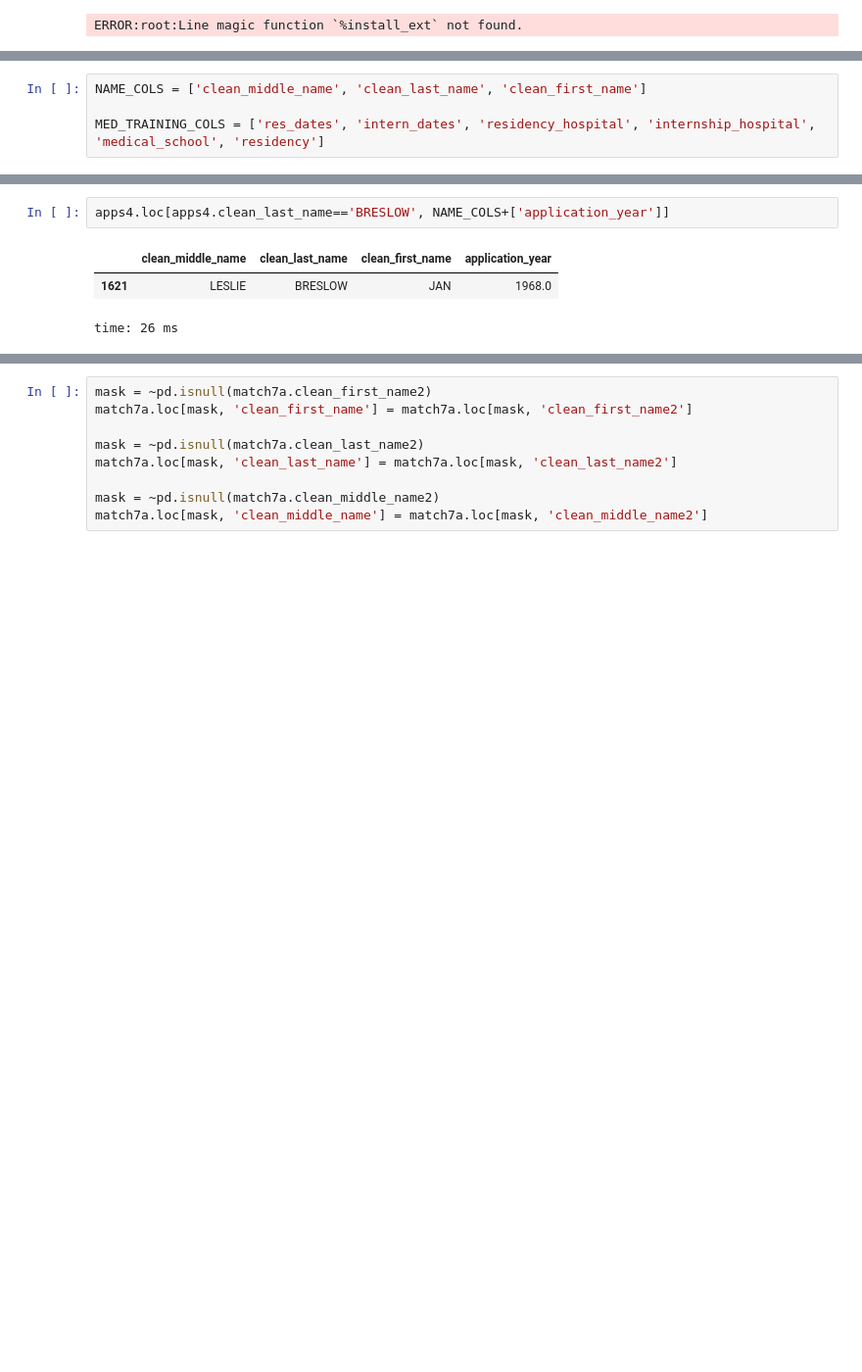
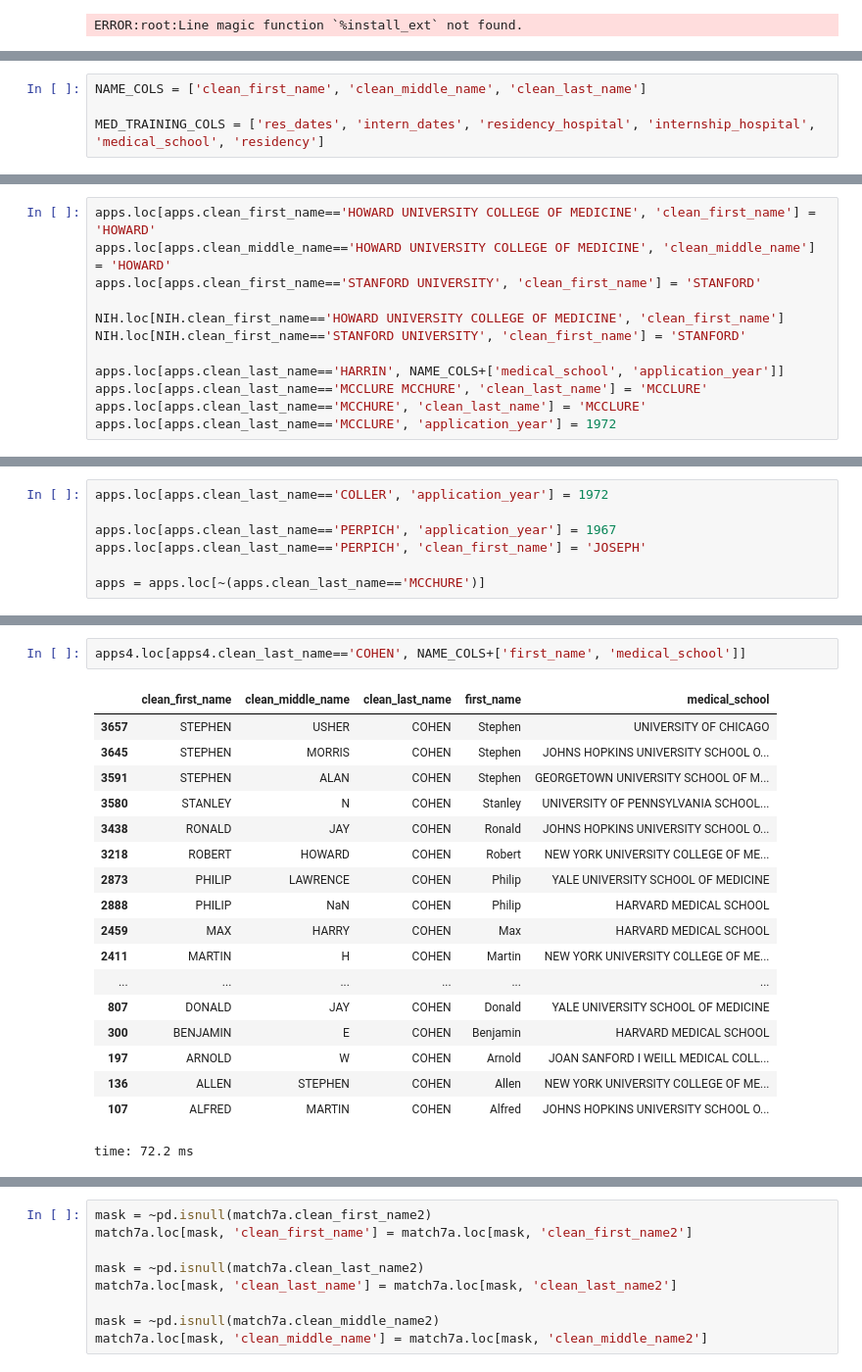
Before and after one commit to Lrraymond13/yellow_beret, a Jupyter notebook: Clean and Merge NIH Associates and Applicants.ipynb, the cells around one changed output, grey strips where cells are left out. Shown at 98% size. Saved outputs shown, nothing was run; the diff lists cells and outputs as text; blank space fills up the shorter version.

```diff
--- a/Clean and Merge NIH Associates and Applicants.ipynb
+++ b/Clean and Merge NIH Associates and Applicants.ipynb
@@ -67,5 +66,5 @@ time: 11 ms
 # %%
-NAME_COLS = ['clean_middle_name', 'clean_last_name', 'clean_first_name']
+NAME_COLS = ['clean_first_name', 'clean_middle_name', 'clean_last_name']
 
 MED_TRAINING_COLS = ['res_dates', 'intern_dates', 'residency_hospital', 'internship_hospital', 'medical_school', 'residency']
 # %% [output]
@@ -113,0 +115,12 @@ time: 24.9 ms
+# %%
+apps.loc[apps.clean_first_name=='HOWARD UNIVERSITY COLLEGE OF MEDICINE', 'clean_first_name'] = 'HOWARD'
+apps.loc[apps.clean_middle_name=='HOWARD UNIVERSITY COLLEGE OF MEDICINE', 'clean_middle_name'] = 'HOWARD'
+apps.loc[apps.clean_first_name=='STANFORD UNIVERSITY', 'clean_first_name'] = 'STANFORD'
+
+NIH.loc[NIH.clean_first_name=='HOWARD UNIVERSITY COLLEGE OF MEDICINE', 'clean_first_name']
+NIH.loc[NIH.clean_first_name=='STANFORD UNIVERSITY', 'clean_first_name'] = 'STANFORD'
+
+apps.loc[apps.clean_last_name=='HARRIN', NAME_COLS+['medical_school', 'application_year']]
+apps.loc[apps.clean_last_name=='MCCLURE MCCHURE', 'clean_last_name'] = 'MCCLURE'
+apps.loc[apps.clean_last_name=='MCCHURE', 'clean_last_name'] = 'MCCLURE'
+apps.loc[apps.clean_last_name=='MCCLURE', 'application_year'] = 1972
@@ -113,0 +129,7 @@ time: 24.9 ms
+# %%
+apps.loc[apps.clean_last_name=='COLLER', 'application_year'] = 1972
+
+apps.loc[apps.clean_last_name=='PERPICH', 'application_year'] = 1967
+apps.loc[apps.clean_last_name=='PERPICH', 'clean_first_name'] = 'JOSEPH'
+
+apps = apps.loc[~(apps.clean_last_name=='MCCHURE')]
@@ -322,9 +356,24 @@ time: 46.5 ms
 # %%
-apps4.loc[apps4.clean_last_name=='BRESLOW', NAME_COLS+['application_year']]
+apps4.loc[apps4.clean_last_name=='COHEN', NAME_COLS+['first_name', 'medical_school']]
 # %% [output]
-|  | clean_middle_name | clean_last_name | clean_first_name | application_year |
-| 1621 | LESLIE | BRESLOW | JAN | 1968.0 |
+|  | clean_first_name | clean_middle_name | clean_last_name | first_name | medical_school |
+| 3657 | STEPHEN | USHER | COHEN | Stephen | UNIVERSITY OF CHICAGO |
+| 3645 | STEPHEN | MORRIS | COHEN | Stephen | JOHNS HOPKINS UNIVERSITY SCHOOL O... |
+| 3591 | STEPHEN | ALAN | COHEN | Stephen | GEORGETOWN UNIVERSITY SCHOOL OF M... |
+| 3580 | STANLEY | N | COHEN | Stanley | UNIVERSITY OF PENNSYLVANIA SCHOOL... |
+| 3438 | RONALD | JAY | COHEN | Ronald | JOHNS HOPKINS UNIVERSITY SCHOOL O... |
+| 3218 | ROBERT | HOWARD | COHEN | Robert | NEW YORK UNIVERSITY COLLEGE OF ME... |
+| 2873 | PHILIP | LAWRENCE | COHEN | Philip | YALE UNIVERSITY SCHOOL OF MEDICINE |
+| 2888 | PHILIP | NaN | COHEN | Philip | HARVARD MEDICAL SCHOOL |
+| 2459 | MAX | HARRY | COHEN | Max | HARVARD MEDICAL SCHOOL |
+| 2411 | MARTIN | H | COHEN | Martin | NEW YORK UNIVERSITY COLLEGE OF ME... |
+| ... | ... | ... | ... | ... | ... |
+| 807 | DONALD | JAY | COHEN | Donald | YALE UNIVERSITY SCHOOL OF MEDICINE |
+| 300 | BENJAMIN | E | COHEN | Benjamin | HARVARD MEDICAL SCHOOL |
+| 197 | ARNOLD | W | COHEN | Arnold | JOAN SANFORD I WEILL MEDICAL COLL... |
+| 136 | ALLEN | STEPHEN | COHEN | Allen | NEW YORK UNIVERSITY COLLEGE OF ME... |
+| 107 | ALFRED | MARTIN | COHEN | Alfred | JOHNS HOPKINS UNIVERSITY SCHOOL O... |
-time: 26 ms
+time: 72.2 ms
 # %%
 um = man[~man.dno.isin(t_1.dno)]
 
```
Also changed, not shown: parts of 123 cells of this notebook, 10 other files.
